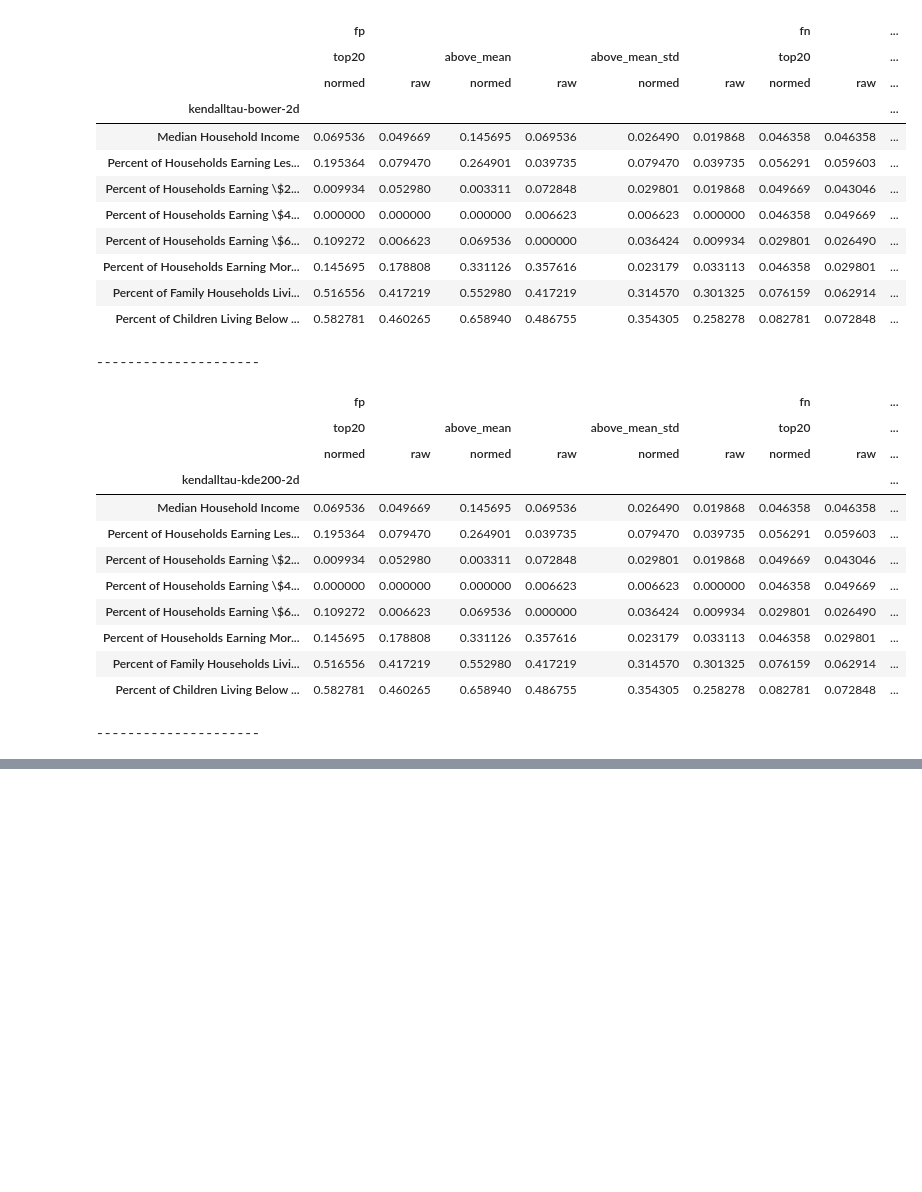
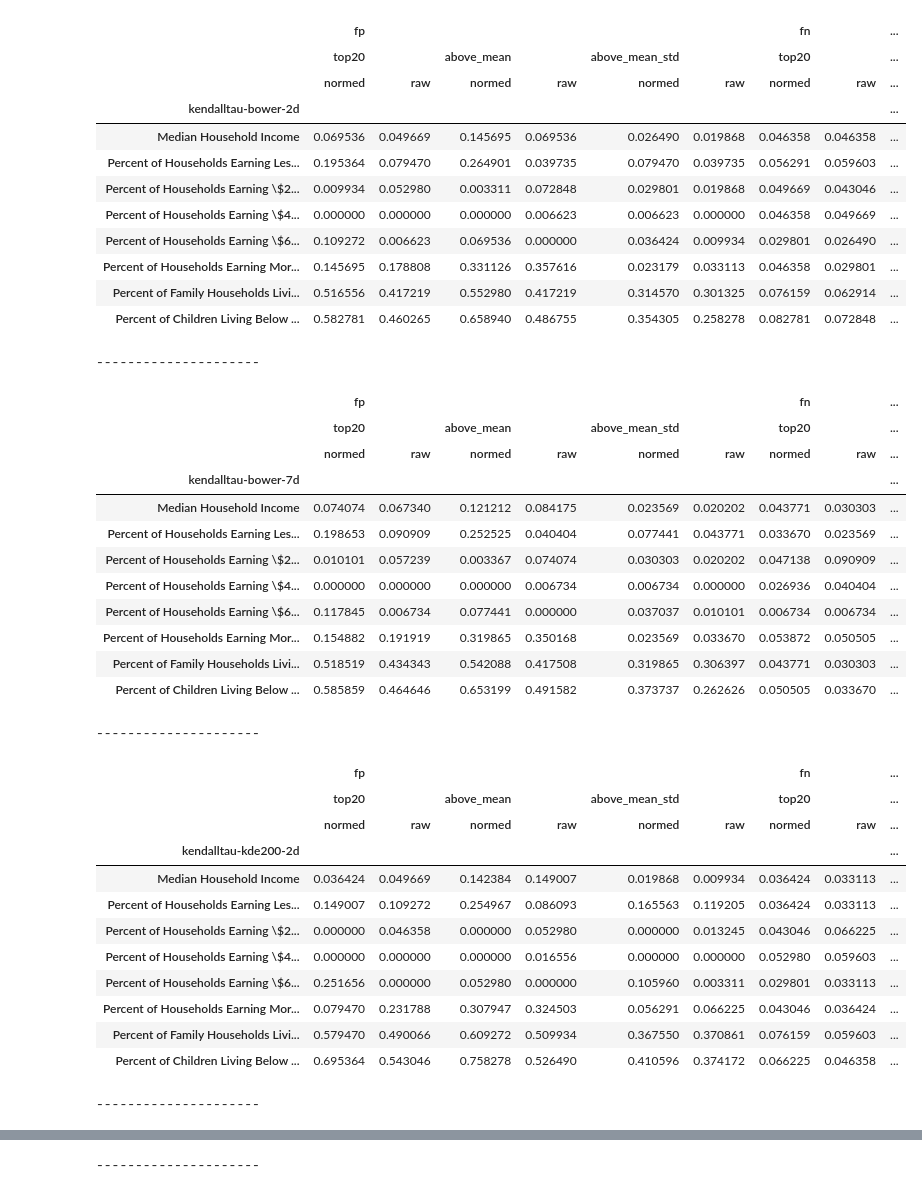
Before and after one commit to JHWu92/public-safety-baltimore, a Jupyter notebook: bias-in-bower-replicate-fpn.ipynb, the cells around one changed output, grey strips where cells are left out. Cells and saved outputs as stored; diff of their text form; code cells hidden in the pictures; blank space fills up the shorter version.

Commit message:
stest on stat across periods

```diff
--- a/bias-in-bower-replicate-fpn.ipynb
+++ b/bias-in-bower-replicate-fpn.ipynb
@@ -47,5 +191,5 @@ for xday, fpn, hname, normed in iter_keys():
 # %%
-def statistical_test(pred_df, test, idctr_cols):
+def statistical_test_per_period(pred_df, test, idctr_cols):
     stest = []
     for period, (bower, kde200) in pred_df.iterrows():
         for icol in idctr_cols:
@@ -72,21 +216,20 @@ def sig_pcnt_periods(df, sig_lvl, mname, periods):
     ires = keep_sig_per_period(df, sig_lvl, mname, periods)
     return (~ires.isnull()).mean()
 # %%
-all_periods = {2: pred_res[2]['fn']['above_mean_std'][False].index}
+all_periods = {2: pred_res[2]['fn']['above_mean_std'][False].index, 7: pred_res[7]['fn']['above_mean_std'][False].index} # key: xday
-# %%
-test_choices = [(pearsonr,'pearsonr'), (spearmanr,'spearmanr'), (kendalltau,'kendalltau')]
 # %%
+sig_lvl = 0.05
 sum_table_each_test = {}
 for test, tname in test_choices:
     period_idctr_stest_rp = defaultdict(lambda: defaultdict(lambda : defaultdict(dict)))
     for xday, fpn, hname, normed in iter_keys():
         df = pred_res[xday][fpn][hname][normed]
-        period_idctr_stest_rp[xday][fpn][hname][normed]= statistical_test(df, test, income_cols)
+        period_idctr_stest_rp[xday][fpn][hname][normed]= statistical_test_per_period(df, test, income_cols)
     sig_pcnt_of_each_method = []
     for mname in ['bower', 'kde200']:
         for xday, fpn, hname, normed in iter_keys():
             stest = period_idctr_stest_rp[xday][fpn][hname][normed]
-            sig_pcnt = sig_pcnt_periods(stest, 0.05, 'bower', all_periods[xday])
+            sig_pcnt = sig_pcnt_periods(stest, sig_lvl, mname, all_periods[xday])
             sig_pcnt.name = '%s-%s' % (mname, keys2name(xday, fpn, hname, normed))
             sig_pcnt_of_each_method.append(sig_pcnt)
     sum_table =pd.DataFrame(sig_pcnt_of_each_method).T.reindex(income_cols).fillna(0)
@@ -98,38 +241,51 @@ for test, tname in test_choices:
 # %%
 tname = 'kendalltau'  # pearsonr spearmanr kendalltau
 sum_table = sum_table_each_test[tname]
 for mname in ('bower','kde200'):
-    for xday in ('2d',):
+    for xday in ('2d','7d'):
         print()
         tmp_df = sum_table.loc[:, (mname, xday)].copy()
         tmp_df.index.name = '%s-%s-%s' % (tname, mname, xday)
         display(tmp_df)
         print('    ')
         print('---------------------')
 # %% [output]
 |  | fp |  |  |  |  |  | fn |  | ... |
 |  | top20 |  | above_mean |  | above_mean_std |  | top20 |  | ... |
 |  | normed | raw | normed | raw | normed | raw | normed | raw | ... |
 | kendalltau-bower-2d |  |  |  |  |  |  |  |  | ... |
 | Median Household Income | 0.069536 | 0.049669 | 0.145695 | 0.069536 | 0.026490 | 0.019868 | 0.046358 | 0.046358 | ... |
 | Percent of Households Earning Les... | 0.195364 | 0.079470 | 0.264901 | 0.039735 | 0.079470 | 0.039735 | 0.056291 | 0.059603 | ... |
 | Percent of Households Earning \$2... | 0.009934 | 0.052980 | 0.003311 | 0.072848 | 0.029801 | 0.019868 | 0.049669 | 0.043046 | ... |
 | Percent of Households Earning \$4... | 0.000000 | 0.000000 | 0.000000 | 0.006623 | 0.006623 | 0.000000 | 0.046358 | 0.049669 | ... |
 | Percent of Households Earning \$6... | 0.109272 | 0.006623 | 0.069536 | 0.000000 | 0.036424 | 0.009934 | 0.029801 | 0.026490 | ... |
 | Percent of Households Earning Mor... | 0.145695 | 0.178808 | 0.331126 | 0.357616 | 0.023179 | 0.033113 | 0.046358 | 0.029801 | ... |
 | Percent of Family Households Livi... | 0.516556 | 0.417219 | 0.552980 | 0.417219 | 0.314570 | 0.301325 | 0.076159 | 0.062914 | ... |
 | Percent of Children Living Below ... | 0.582781 | 0.460265 | 0.658940 | 0.486755 | 0.354305 | 0.258278 | 0.082781 | 0.072848 | ... |
 ---------------------
 |  | fp |  |  |  |  |  | fn |  | ... |
 |  | top20 |  | above_mean |  | above_mean_std |  | top20 |  | ... |
 |  | normed | raw | normed | raw | normed | raw | normed | raw | ... |
-| kendalltau-kde200-2d |  |  |  |  |  |  |  |  | ... |
-| Median Household Income | 0.069536 | 0.049669 | 0.145695 | 0.069536 | 0.026490 | 0.019868 | 0.046358 | 0.046358 | ... |
-| Percent of Households Earning Les... | 0.195364 | 0.079470 | 0.264901 | 0.039735 | 0.079470 | 0.039735 | 0.056291 | 0.059603 | ... |
-| Percent of Households Earning \$2... | 0.009934 | 0.052980 | 0.003311 | 0.072848 | 0.029801 | 0.019868 | 0.049669 | 0.043046 | ... |
-| Percent of Households Earning \$4... | 0.000000 | 0.000000 | 0.000000 | 0.006623 | 0.006623 | 0.000000 | 0.046358 | 0.049669 | ... |
-| Percent of Households Earning \$6... | 0.109272 | 0.006623 | 0.069536 | 0.000000 | 0.036424 | 0.009934 | 0.029801 | 0.026490 | ... |
-| Percent of Households Earning Mor... | 0.145695 | 0.178808 | 0.331126 | 0.357616 | 0.023179 | 0.033113 | 0.046358 | 0.029801 | ... |
-| Percent of Family Households Livi... | 0.516556 | 0.417219 | 0.552980 | 0.417219 | 0.314570 | 0.301325 | 0.076159 | 0.062914 | ... |
-| Percent of Children Living Below ... | 0.582781 | 0.460265 | 0.658940 | 0.486755 | 0.354305 | 0.258278 | 0.082781 | 0.072848 | ... |
+| kendalltau-bower-7d |  |  |  |  |  |  |  |  | ... |
+| Median Household Income | 0.074074 | 0.067340 | 0.121212 | 0.084175 | 0.023569 | 0.020202 | 0.043771 | 0.030303 | ... |
+| Percent of Households Earning Les... | 0.198653 | 0.090909 | 0.252525 | 0.040404 | 0.077441 | 0.043771 | 0.033670 | 0.023569 | ... |
+| Percent of Households Earning \$2... | 0.010101 | 0.057239 | 0.003367 | 0.074074 | 0.030303 | 0.020202 | 0.047138 | 0.090909 | ... |
+| Percent of Households Earning \$4... | 0.000000 | 0.000000 | 0.000000 | 0.006734 | 0.006734 | 0.000000 | 0.026936 | 0.040404 | ... |
+| Percent of Households Earning \$6... | 0.117845 | 0.006734 | 0.077441 | 0.000000 | 0.037037 | 0.010101 | 0.006734 | 0.006734 | ... |
+| Percent of Households Earning Mor... | 0.154882 | 0.191919 | 0.319865 | 0.350168 | 0.023569 | 0.033670 | 0.053872 | 0.050505 | ... |
+| Percent of Family Households Livi... | 0.518519 | 0.434343 | 0.542088 | 0.417508 | 0.319865 | 0.306397 | 0.043771 | 0.030303 | ... |
+| Percent of Children Living Below ... | 0.585859 | 0.464646 | 0.653199 | 0.491582 | 0.373737 | 0.262626 | 0.050505 | 0.033670 | ... |
 ---------------------
+|  | fp |  |  |  |  |  | fn |  | ... |
+|  | top20 |  | above_mean |  | above_mean_std |  | top20 |  | ... |
+|  | normed | raw | normed | raw | normed | raw | normed | raw | ... |
+| kendalltau-kde200-2d |  |  |  |  |  |  |  |  | ... |
+| Median Household Income | 0.036424 | 0.049669 | 0.142384 | 0.149007 | 0.019868 | 0.009934 | 0.036424 | 0.033113 | ... |
+| Percent of Households Earning Les... | 0.149007 | 0.109272 | 0.254967 | 0.086093 | 0.165563 | 0.119205 | 0.036424 | 0.033113 | ... |
+| Percent of Households Earning \$2... | 0.000000 | 0.046358 | 0.000000 | 0.052980 | 0.000000 | 0.013245 | 0.043046 | 0.066225 | ... |
+| Percent of Households Earning \$4... | 0.000000 | 0.000000 | 0.000000 | 0.016556 | 0.000000 | 0.000000 | 0.052980 | 0.059603 | ... |
+| Percent of Households Earning \$6... | 0.251656 | 0.000000 | 0.052980 | 0.000000 | 0.105960 | 0.003311 | 0.029801 | 0.033113 | ... |
+| Percent of Households Earning Mor... | 0.079470 | 0.231788 | 0.307947 | 0.324503 | 0.056291 | 0.066225 | 0.043046 | 0.036424 | ... |
+| Percent of Family Households Livi... | 0.579470 | 0.490066 | 0.609272 | 0.509934 | 0.367550 | 0.370861 | 0.076159 | 0.059603 | ... |
+| Percent of Children Living Below ... | 0.695364 | 0.543046 | 0.758278 | 0.526490 | 0.410596 | 0.374172 | 0.066225 | 0.046358 | ... |
+---------------------
@@ -135,0 +304 @@ for mname in ('bower','kde200'):
+---------------------
```
Also changed, not shown: parts of 14 cells of this notebook.
